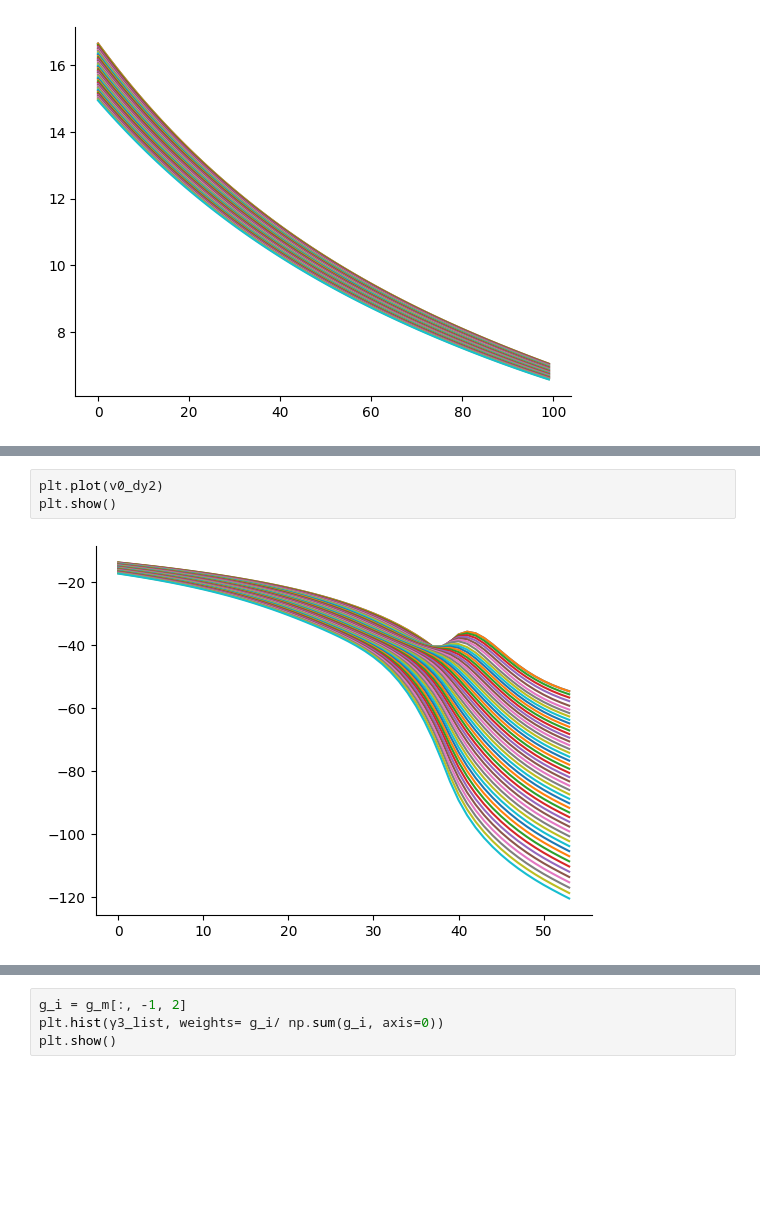
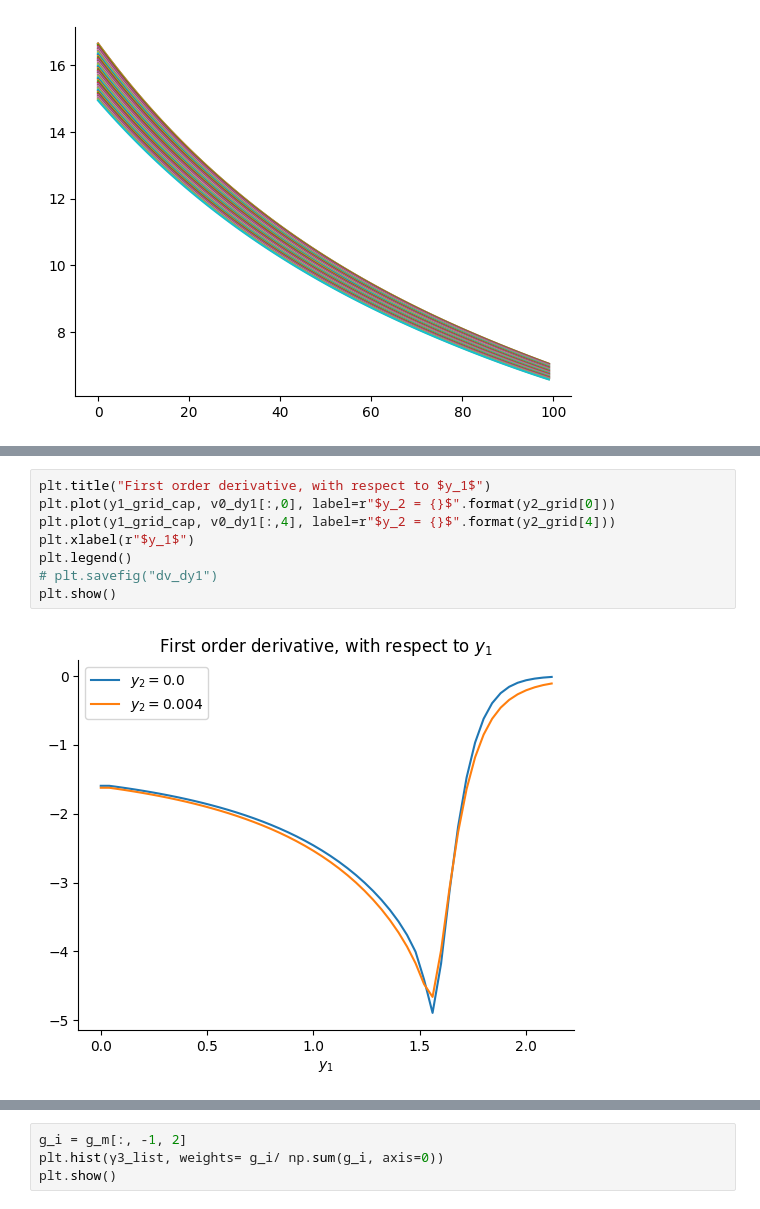
Before and after one commit to lphansen/ClimateUncertaintySpillover, a Jupyter notebook: notebook/2_state_temperature.ipynb, the cells around one changed output, grey strips where cells are left out. Drawn from its saved outputs; the diff is of its cells as text; blank space fills up the shorter version.

```diff
--- a/notebook/2_state_temperature.ipynb
+++ b/notebook/2_state_temperature.ipynb
@@ -337,5 +352,10 @@ plt.show()
-# %%
-plt.plot(v0_dy2)
-plt.show()
-# %% [output]
-[figure, removed]
+# %%
+plt.title("First order derivative, with respect to $y_1$")
+plt.plot(y1_grid_cap, v0_dy1[:,0], label=r"$y_2 = {}$".format(y2_grid[0]))
+plt.plot(y1_grid_cap, v0_dy1[:,4], label=r"$y_2 = {}$".format(y2_grid[4]))
+plt.xlabel(r"$y_1$")
+plt.legend()
+# plt.savefig("dv_dy1")
+plt.show()
+# %% [output]
+[figure, added]
```
Also changed, not shown: parts of 21 cells of this notebook.
